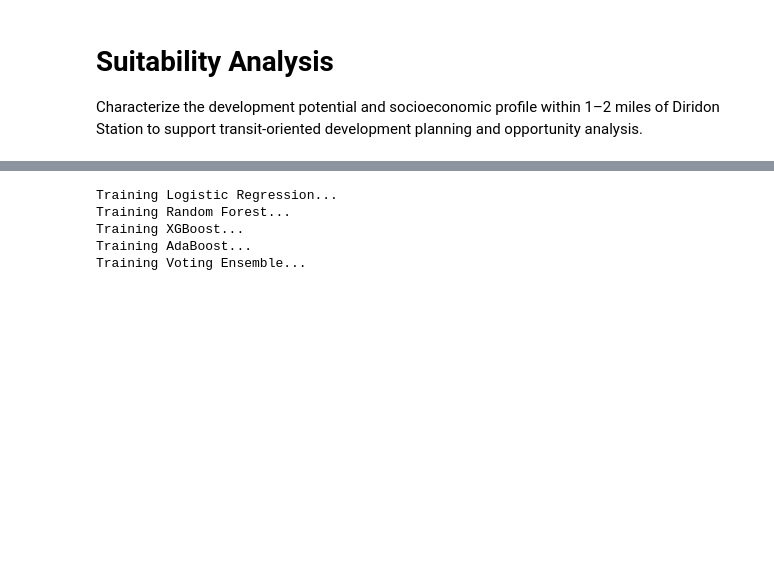
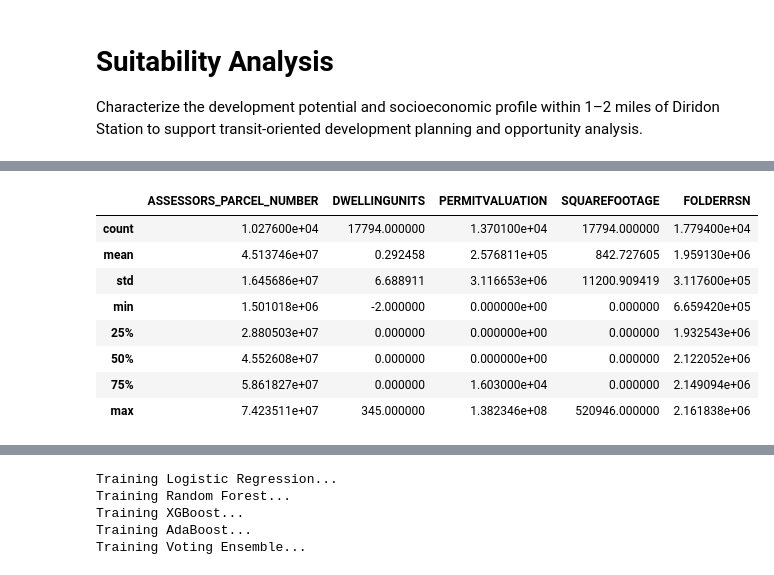
Before and after one commit to kaseyzapatka/sanjose_transit_equity, a Jupyter notebook: code/03_suitability.ipynb, the cells around one changed output, grey strips where cells are left out. Saved outputs shown, nothing was run; the diff lists cells and outputs as text; code cells hidden in the pictures; blank space fills up the shorter version.

```diff
--- a/code/03_suitability.ipynb
+++ b/code/03_suitability.ipynb
@@ -55,3 +55,16 @@ parcels_model.head()
 | 2 | 69247 | 1000000032 | 1000000032 | 30326083 | 5 | Tax | Parcel | TR9494 | None | ... |
 | 3 | 147109 | 1000000033 | 1000000033 | 30326082 | 4 | Tax | Parcel | TR9494 | None | ... |
 | 4 | 147110 | 1000000034 | 1000000034 | 30326081 | 3 | Tax | Parcel | TR9494 | None | ... |
+# %%
+permits_active = pd.read_csv("../data/raw/buildingpermitsactive.csv")
+permits_active.describe()
+# %% [output]
+|  | ASSESSORS_PARCEL_NUMBER | DWELLINGUNITS | PERMITVALUATION | SQUAREFOOTAGE | FOLDERRSN |
+| count | 1.027600e+04 | 17794.000000 | 1.370100e+04 | 17794.000000 | 1.779400e+04 |
+| mean | 4.513746e+07 | 0.292458 | 2.576811e+05 | 842.727605 | 1.959130e+06 |
+| std | 1.645686e+07 | 6.688911 | 3.116653e+06 | 11200.909419 | 3.117600e+05 |
+| min | 1.501018e+06 | -2.000000 | 0.000000e+00 | 0.000000 | 6.659420e+05 |
+| 25% | 2.880503e+07 | 0.000000 | 0.000000e+00 | 0.000000 | 1.932543e+06 |
+| 50% | 4.552608e+07 | 0.000000 | 0.000000e+00 | 0.000000 | 2.122052e+06 |
+| 75% | 5.861827e+07 | 0.000000 | 1.603000e+04 | 0.000000 | 2.149094e+06 |
+| max | 7.423511e+07 | 345.000000 | 1.382346e+08 | 520946.000000 | 2.161838e+06 |
```
Also changed, not shown: parts of 2 cells of this notebook, 3 other files.
